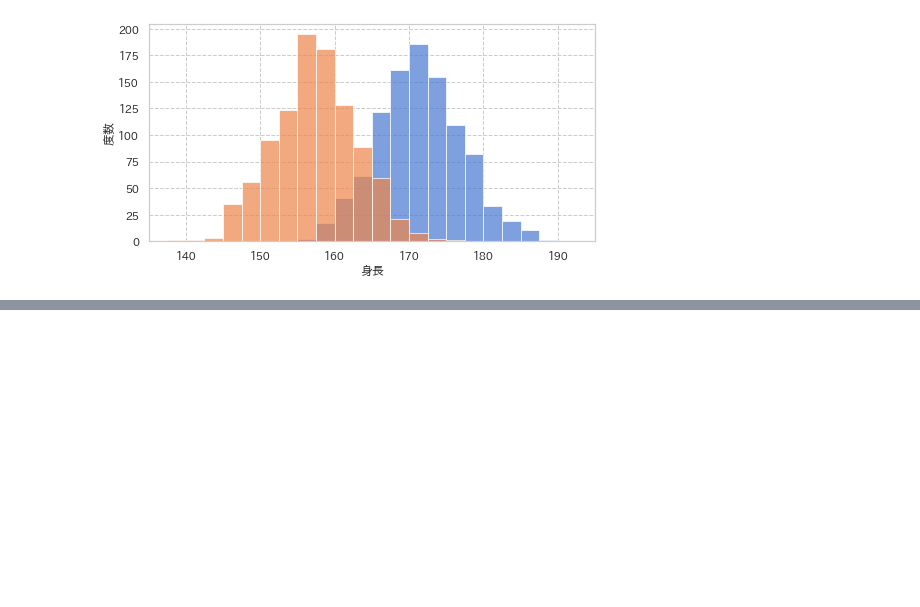
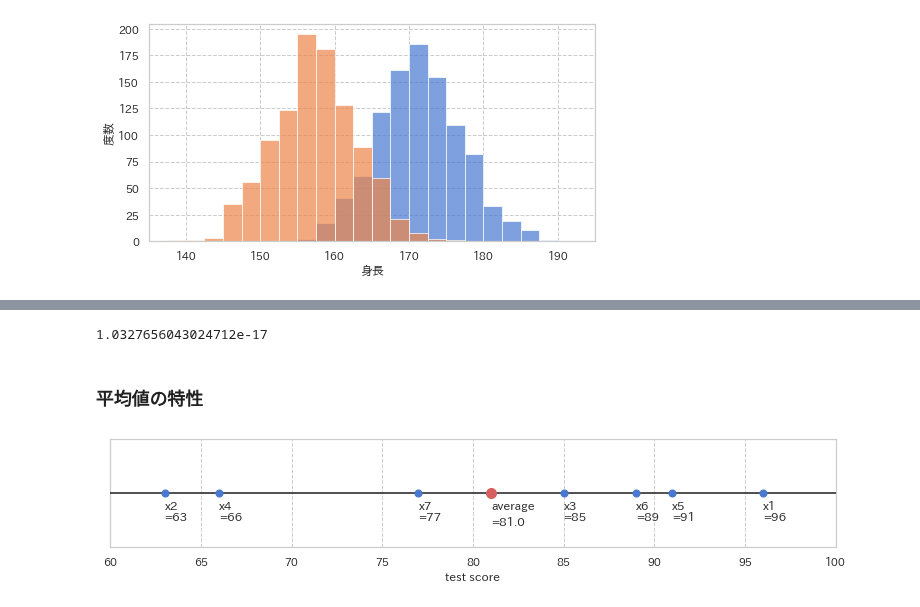
Before and after one commit to zfukuoka/Copying_a_sutra, a Jupyter notebook: SoftwareDesign202010_01/SoftwareDesign202010_0102.ipynb, the cells around one changed output, grey strips where cells are left out. Cells and saved outputs as stored; diff of their text form; code cells hidden in the pictures; blank space fills up the shorter version.

```diff
--- a/SoftwareDesign202010_01/SoftwareDesign202010_0102.ipynb
+++ b/SoftwareDesign202010_01/SoftwareDesign202010_0102.ipynb
@@ -90,0 +101,6 @@ plt.show()
+# %%
+# コード3: 総和記号がやっていることをpythonコードで表す
+height_sum = 0
+for i in range(len(height_men)):
+  height_sum += height_men[i]
+print(height_sum)
@@ -90,0 +127,37 @@ plt.show()
+# %%
+# コード5: 平均の計算のpython コード
+sum_val = 0
+n = len(x)
+for i in range(n):
+  sum_val += x[i]
+mean_val = sum_val / n
+print(mean_val)
+# %% [output]
+1.0327656043024712e-17
+# %% [markdown]
+### 平均値の特性
+# %%
+def plot_mean(x, xlim):
+  m = np.mean(x)
+  plt.figure(figsize=(13,2))
+  plt.scatter(x, np.zeros_like(x), s=50, zorder=100)
+  plt.scatter(m, [0], s=100, c="r", zorder=100)
+
+  for i in range((len(x))):
+    plt.text(x[i], -0.3, f"x{i+1}", size=12)
+    plt.text(x[i], -0.5, f"={x[i]}", size=12)
+
+  plt.text(m, -0.3, "average", size=12)
+  plt.text(m, -0.6, f"={m:.1f}", size=12)
+  plt.plot([0,100], [0,0], c="K", zorder=10)
+
+  plt.yticks([])
+  plt.xlim(xlim)
+  plt.ylim(-1,1)
+  plt.xlabel("test score")
+  plt.show()
+# %%
+x = [96, 63, 85, 66, 91, 89, 77]
+plot_mean(x, xlim=(60, 100))
+# %% [output]
+[figure, added]
```
Also changed, not shown: parts of 7 cells of this notebook.
